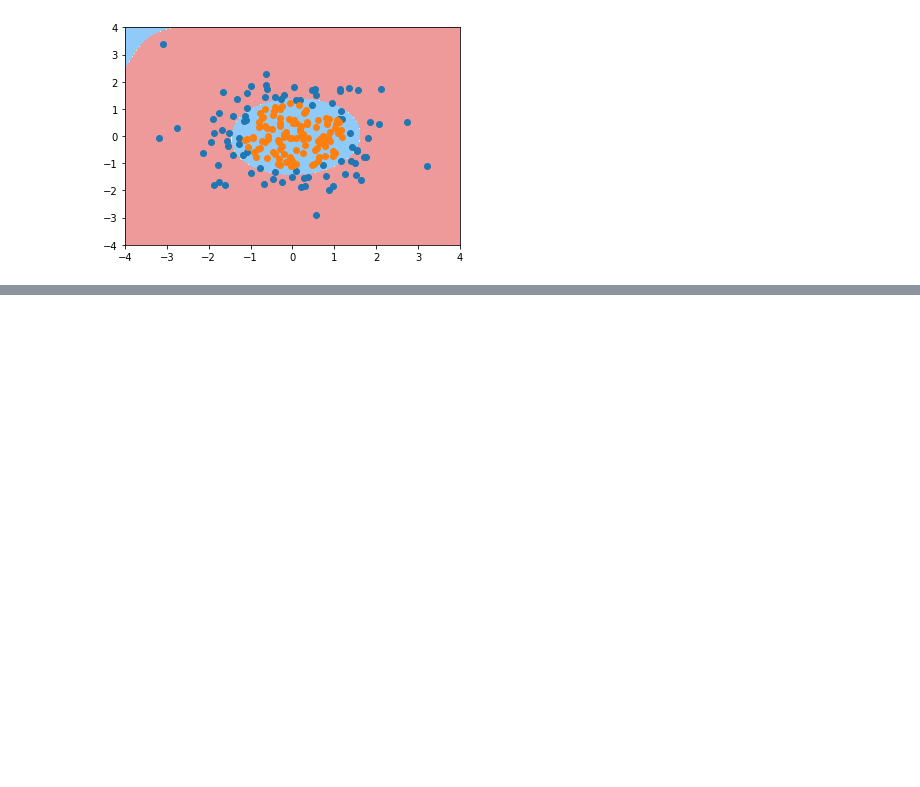
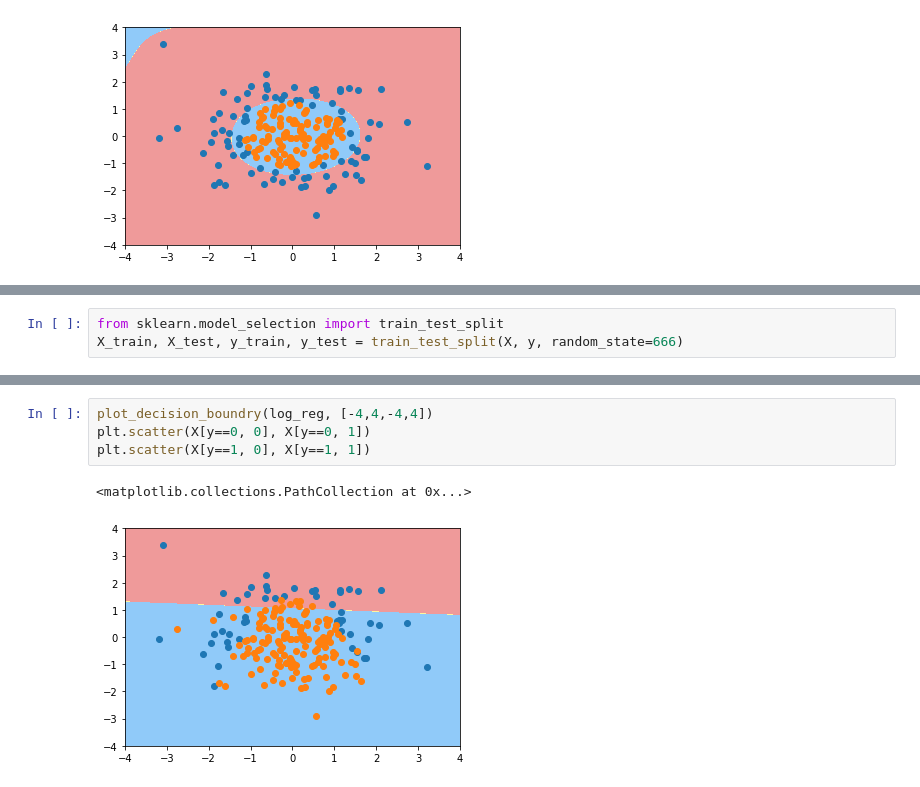
Before and after one commit to gaoxingliang/learnpython, a Jupyter notebook: Python3玩转机器学习/09_逻辑回归/06_07_多项式特征_sklearn.ipynb, the cells around one changed output, grey strips where cells are left out. Saved outputs shown, nothing was run; the diff lists cells and outputs as text; blank space fills up the shorter version.

```diff
--- a/Python3玩转机器学习/09_逻辑回归/06_07_多项式特征_sklearn.ipynb
+++ b/Python3玩转机器学习/09_逻辑回归/06_07_多项式特征_sklearn.ipynb
@@ -95,0 +116,3 @@ plt.scatter(X[y==1, 0], X[y==1, 1])
+# %%
+from sklearn.model_selection import train_test_split
+X_train, X_test, y_train, y_test = train_test_split(X, y, random_state=666)
@@ -95,0 +141,7 @@ plt.scatter(X[y==1, 0], X[y==1, 1])
+# %%
+plot_decision_boundry(log_reg, [-4,4,-4,4])
+plt.scatter(X[y==0, 0], X[y==0, 1])
+plt.scatter(X[y==1, 0], X[y==1, 1])
+# %% [output]
+<matplotlib.collections.PathCollection at 0x...>
+[figure, added]
```
Also changed, not shown: parts of 28 cells of this notebook, 7 other files.
